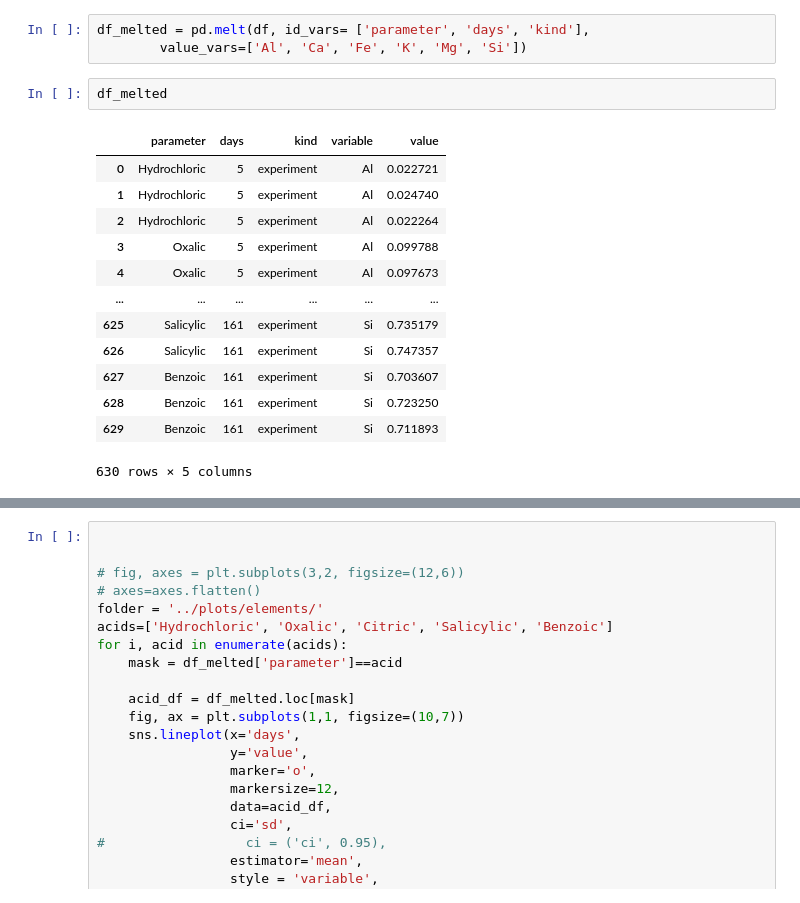
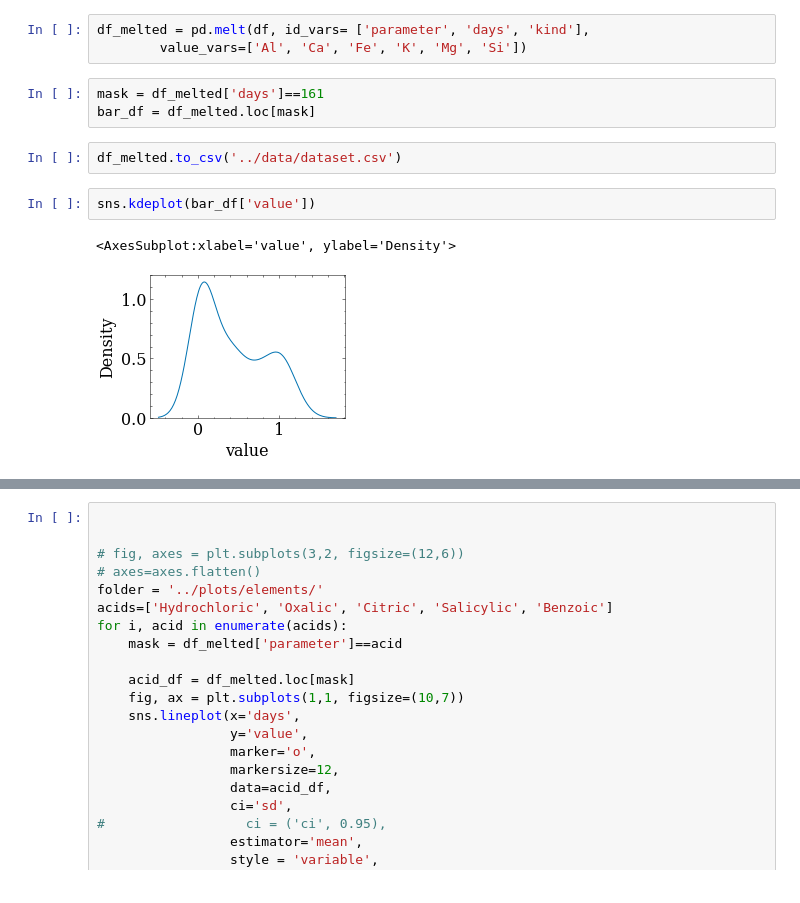
Before and after one commit to mishagrol/clay_minerals, a Jupyter notebook: notebooks/DataAnalysis.ipynb, the cells around one changed output, grey strips where cells are left out. Drawn from its saved outputs; the diff is of its cells as text.

Commit message:
add: plots

```diff
--- a/notebooks/DataAnalysis.ipynb
+++ b/notebooks/DataAnalysis.ipynb
@@ -120,19 +120,13 @@ for i, element in enumerate(elements):
 # %%
 df_melted = pd.melt(df, id_vars= ['parameter', 'days', 'kind'],
         value_vars=['Al', 'Ca', 'Fe', 'K', 'Mg', 'Si'])
-# %%
-df_melted
-# %% [output]
-|  | parameter | days | kind | variable | value |
-| 0 | Hydrochloric | 5 | experiment | Al | 0.022721 |
-| 1 | Hydrochloric | 5 | experiment | Al | 0.024740 |
-| 2 | Hydrochloric | 5 | experiment | Al | 0.022264 |
-| 3 | Oxalic | 5 | experiment | Al | 0.099788 |
-| 4 | Oxalic | 5 | experiment | Al | 0.097673 |
-| ... | ... | ... | ... | ... | ... |
-| 625 | Salicylic | 161 | experiment | Si | 0.735179 |
-| 626 | Salicylic | 161 | experiment | Si | 0.747357 |
-| 627 | Benzoic | 161 | experiment | Si | 0.703607 |
-| 628 | Benzoic | 161 | experiment | Si | 0.723250 |
-| 629 | Benzoic | 161 | experiment | Si | 0.711893 |
-630 rows × 5 columns
+# %%
+mask = df_melted['days']==161
+bar_df = df_melted.loc[mask]
+# %%
+df_melted.to_csv('../data/dataset.csv')
+# %%
+sns.kdeplot(bar_df['value'])
+# %% [output]
+<AxesSubplot:xlabel='value', ylabel='Density'>
+[figure, added]
```
Also changed, not shown: parts of 15 cells of this notebook, 1 other file.
